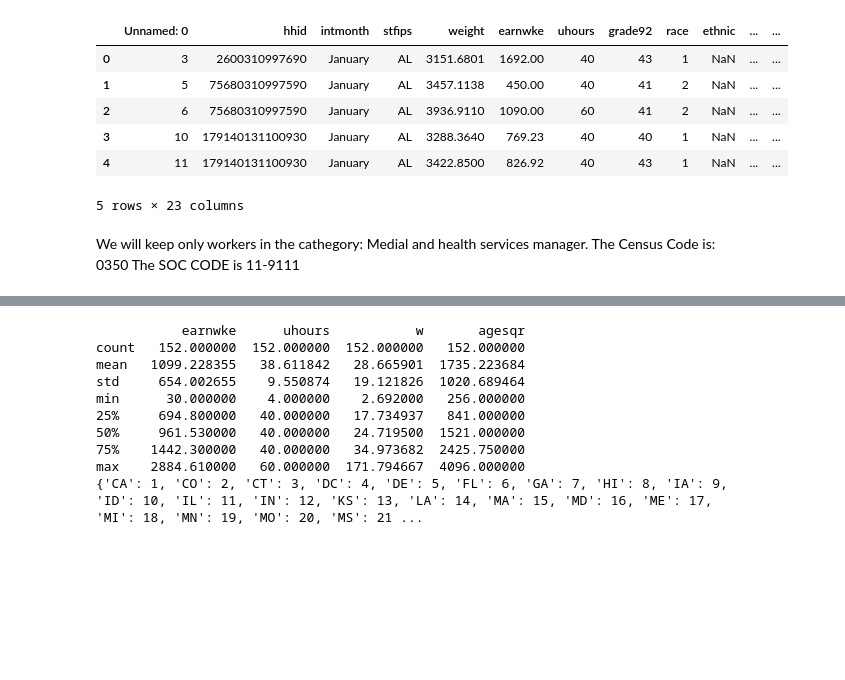
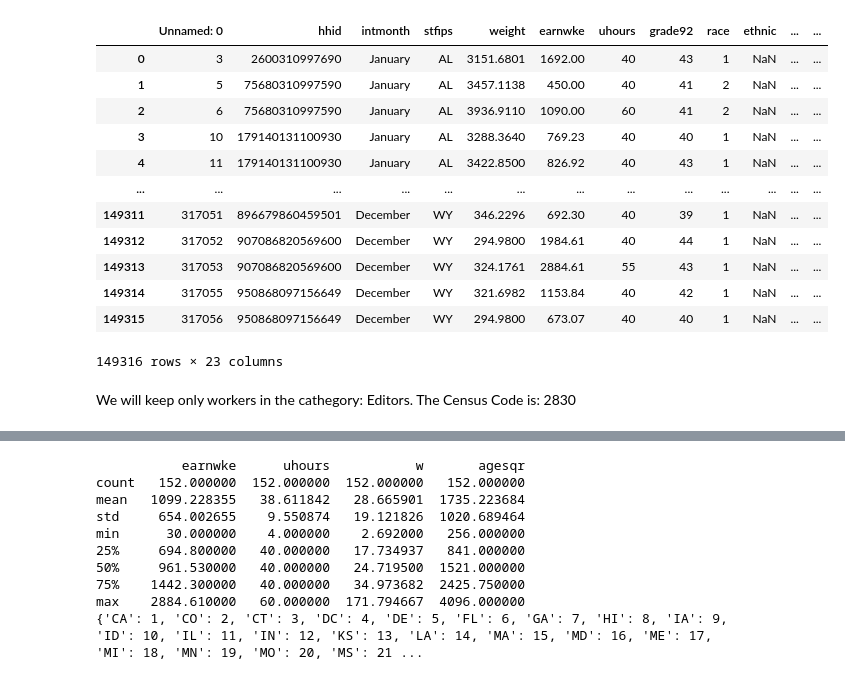
Before and after one commit to Jacopo21/EarningxOccupation, a Jupyter notebook: HM1/earnings.ipynb, the cells around one changed output, grey strips where cells are left out. Cells and saved outputs as stored; diff of their text form; code cells hidden in the pictures; blank space fills up the shorter version.

```diff
--- a/HM1/earnings.ipynb
+++ b/HM1/earnings.ipynb
@@ -10,20 +10,25 @@ import statsmodels.api as sm
 import statsmodels.formula.api as smf
 # %%
 data = pd.read_csv("/Users/jacopobinati/Desktop/Prediction ML/assignment1/DA3-phdma/HM1/morg-2014-emp.csv")
-data.head()
+data
 #Data imported correctly since we have 149316 observations
 # %% [output]
 |  | Unnamed: 0 | hhid | intmonth | stfips | weight | earnwke | uhours | grade92 | race | ethnic | ... | ... |
 | 0 | 3 | 2600310997690 | January | AL | 3151.6801 | 1692.00 | 40 | 43 | 1 | NaN | ... | ... |
 | 1 | 5 | 75680310997590 | January | AL | 3457.1138 | 450.00 | 40 | 41 | 2 | NaN | ... | ... |
 | 2 | 6 | 75680310997590 | January | AL | 3936.9110 | 1090.00 | 60 | 41 | 2 | NaN | ... | ... |
 | 3 | 10 | 179140131100930 | January | AL | 3288.3640 | 769.23 | 40 | 40 | 1 | NaN | ... | ... |
 | 4 | 11 | 179140131100930 | January | AL | 3422.8500 | 826.92 | 40 | 43 | 1 | NaN | ... | ... |
+| ... | ... | ... | ... | ... | ... | ... | ... | ... | ... | ... | ... | ... |
+| 149311 | 317051 | 896679860459501 | December | WY | 346.2296 | 692.30 | 40 | 39 | 1 | NaN | ... | ... |
+| 149312 | 317052 | 907086820569600 | December | WY | 294.9800 | 1984.61 | 40 | 44 | 1 | NaN | ... | ... |
+| 149313 | 317053 | 907086820569600 | December | WY | 324.1761 | 2884.61 | 55 | 43 | 1 | NaN | ... | ... |
+| 149314 | 317055 | 950868097156649 | December | WY | 321.6982 | 1153.84 | 40 | 42 | 1 | NaN | ... | ... |
+| 149315 | 317056 | 950868097156649 | December | WY | 294.9800 | 673.07 | 40 | 40 | 1 | NaN | ... | ... |
-5 rows × 23 columns
+149316 rows × 23 columns
 # %% [markdown]
-We will keep only workers in the cathegory: Medial and health services manager.
-The Census Code is: 0350
-The SOC CODE is 11-9111
+We will keep only workers in the cathegory: Editors.
+The Census Code is: 2830
 # %%
 # CLEANING AND CREATION OF NEW VARIABLE
 
```
Also changed, not shown: parts of 6 cells of this notebook.
